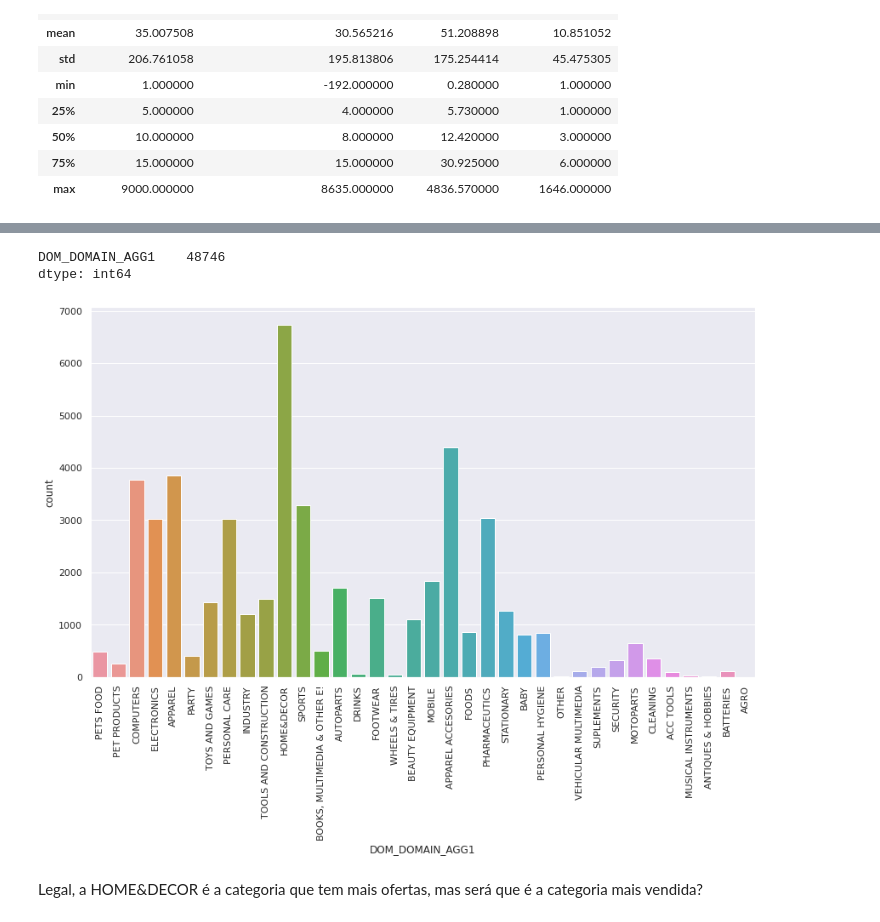
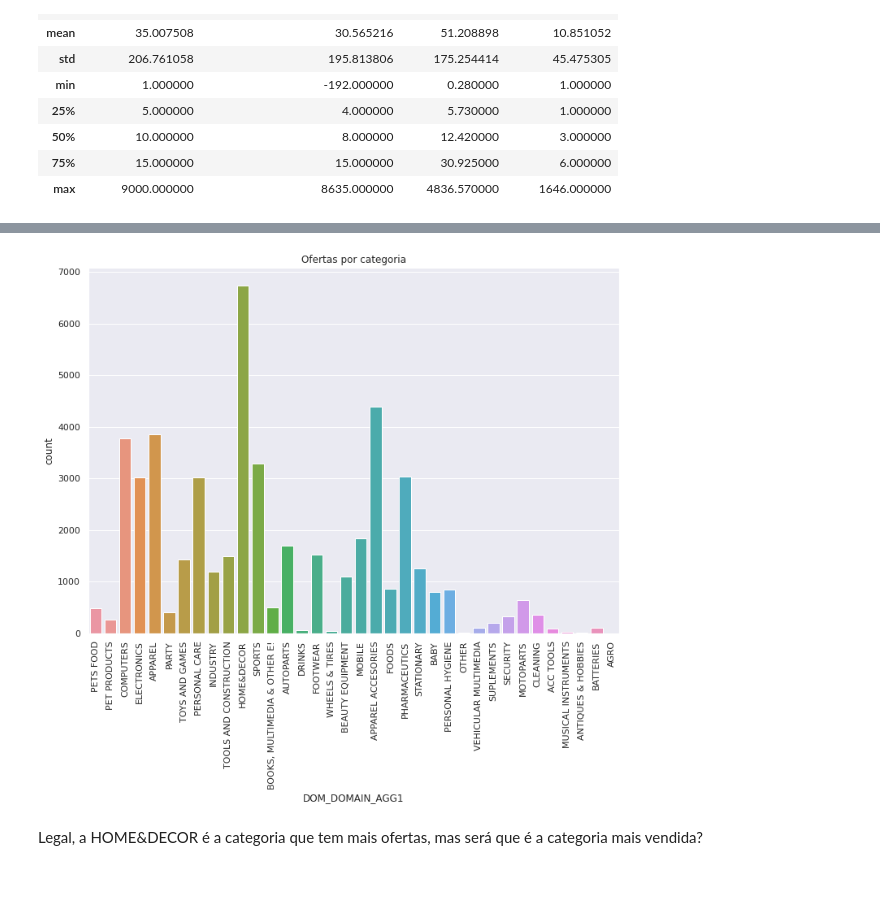
Before and after one commit to AnaClarice382/data_science_analysis, a Jupyter notebook: EDA_Oferta_Relampago.ipynb, the cells around one changed output, grey strips where cells are left out. Drawn from its saved outputs; the diff is of its cells as text; code cells hidden in the pictures; blank space fills up the shorter version.

```diff
--- a/EDA_Oferta_Relampago.ipynb
+++ b/EDA_Oferta_Relampago.ipynb
@@ -88,14 +108,12 @@ df.describe()
 # %%
-#Qual categoria tem mais ofertadas cadastradas?
-sns.set(rc={'figure.figsize':(14,8)})
-ax = sns.countplot(x="DOM_DOMAIN_AGG1", data=df)
+sns.set(rc={'figure.figsize':(11.7,8.27)})
+
+ax = sns.countplot(x='DOM_DOMAIN_AGG1', data= df)
+ax.set_title('Ofertas por categoria')
 ax.set_xticklabels(ax.get_xticklabels(),rotation = 90)
-
-df.count()[['DOM_DOMAIN_AGG1']]
+plt.show()
 # %% [output]
-DOM_DOMAIN_AGG1    48746
-dtype: int64
-[figure, old version]
+[figure, new version]
 # %% [markdown]
 Legal, a HOME&DECOR é a categoria que tem mais ofertas, mas será que é a categoria mais vendida?
 # %%
```
Also changed, not shown: parts of 80 cells of this notebook.
